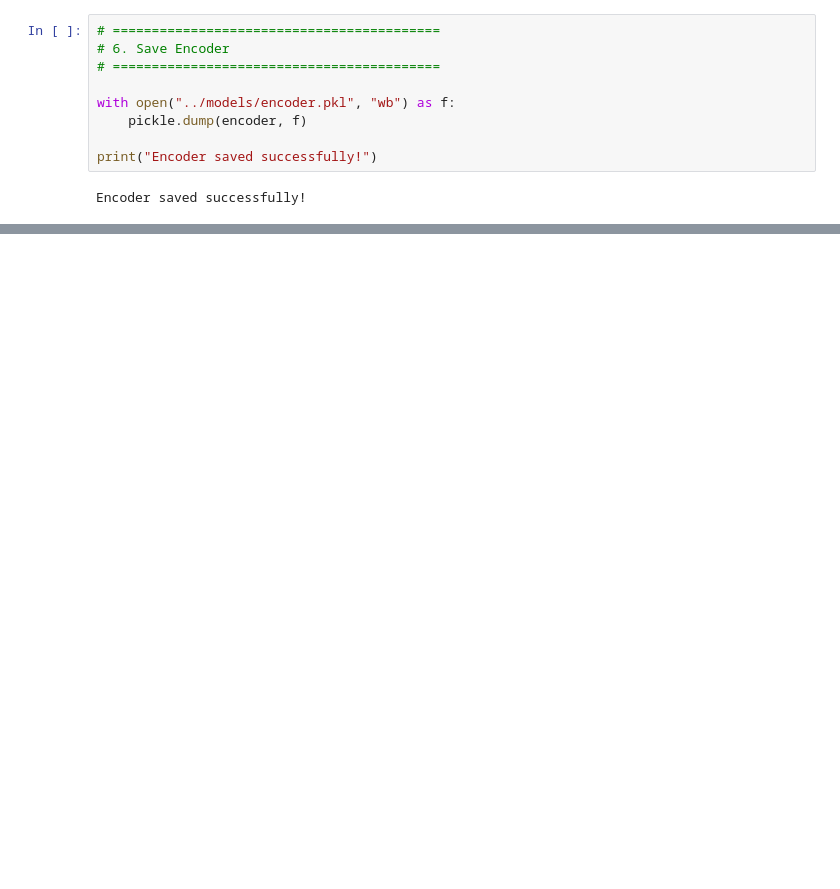
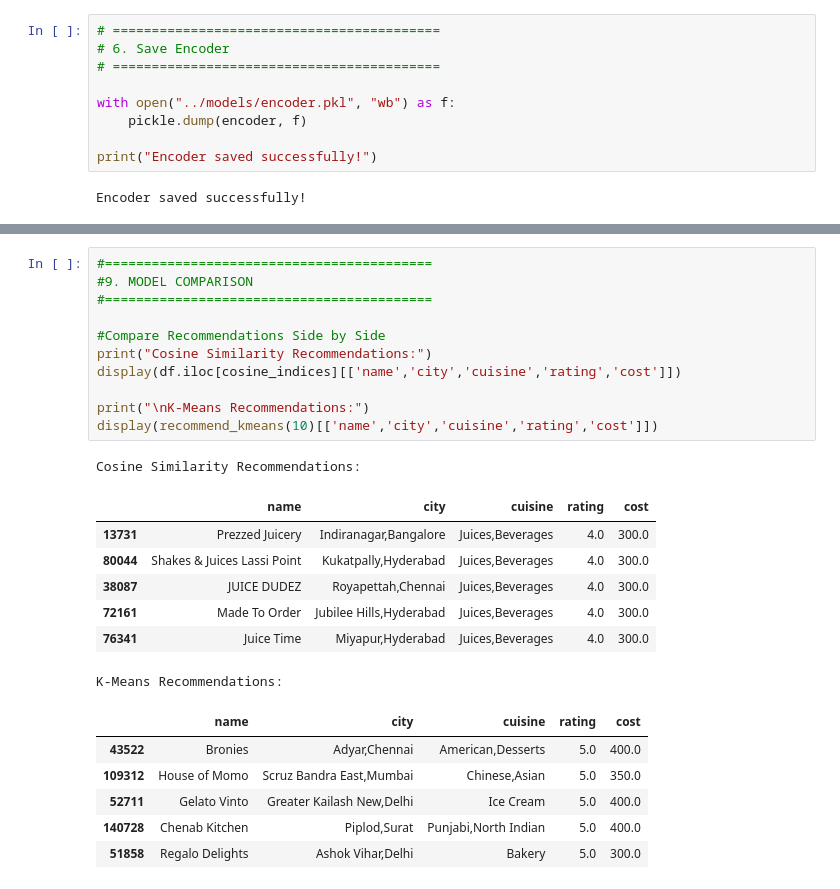
Before and after one commit to Volgapeter87/Swiggy-Restaurant-Recommendation-System, a Jupyter notebook: notebooks/02_preprocessing_and_similarity.ipynb, the cells around one changed output, grey strips where cells are left out. Drawn from its saved outputs; the diff is of its cells as text; blank space fills up the shorter version.

```diff
--- a/notebooks/02_preprocessing_and_similarity.ipynb
+++ b/notebooks/02_preprocessing_and_similarity.ipynb
@@ -100,0 +139,26 @@ df.iloc[recommended_indices][['name', 'city', 'cuisine', 'rating', 'cost']]
+# %%
+#==========================================
+#9. MODEL COMPARISON
+#==========================================
+
+#Compare Recommendations Side by Side
+print("Cosine Similarity Recommendations:")
+display(df.iloc[cosine_indices][['name','city','cuisine','rating','cost']])
+
+print("\nK-Means Recommendations:")
+display(recommend_kmeans(10)[['name','city','cuisine','rating','cost']])
+# %% [output]
+Cosine Similarity Recommendations:
+|  | name | city | cuisine | rating | cost |
+| 13731 | Prezzed Juicery | Indiranagar,Bangalore | Juices,Beverages | 4.0 | 300.0 |
+| 80044 | Shakes & Juices Lassi Point | Kukatpally,Hyderabad | Juices,Beverages | 4.0 | 300.0 |
+| 38087 | JUICE DUDEZ | Royapettah,Chennai | Juices,Beverages | 4.0 | 300.0 |
+| 72161 | Made To Order | Jubilee Hills,Hyderabad | Juices,Beverages | 4.0 | 300.0 |
+| 76341 | Juice Time | Miyapur,Hyderabad | Juices,Beverages | 4.0 | 300.0 |
+K-Means Recommendations:
+|  | name | city | cuisine | rating | cost |
+| 43522 | Bronies | Adyar,Chennai | American,Desserts | 5.0 | 400.0 |
+| 109312 | House of Momo | Scruz Bandra East,Mumbai | Chinese,Asian | 5.0 | 350.0 |
+| 52711 | Gelato Vinto | Greater Kailash New,Delhi | Ice Cream | 5.0 | 400.0 |
+| 140728 | Chenab Kitchen | Piplod,Surat | Punjabi,North Indian | 5.0 | 400.0 |
+| 51858 | Regalo Delights | Ashok Vihar,Delhi | Bakery | 5.0 | 300.0 |
```
Also changed, not shown: parts of 15 cells of this notebook, 2 other files.
